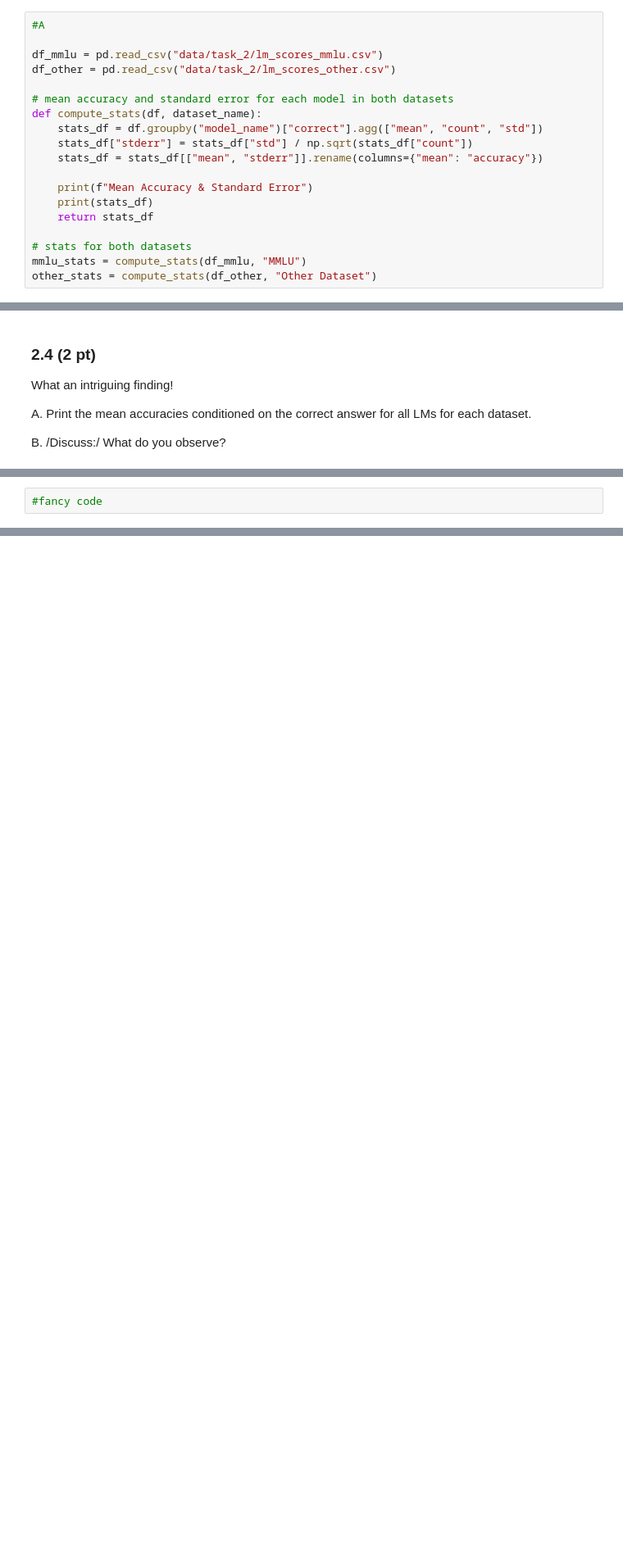
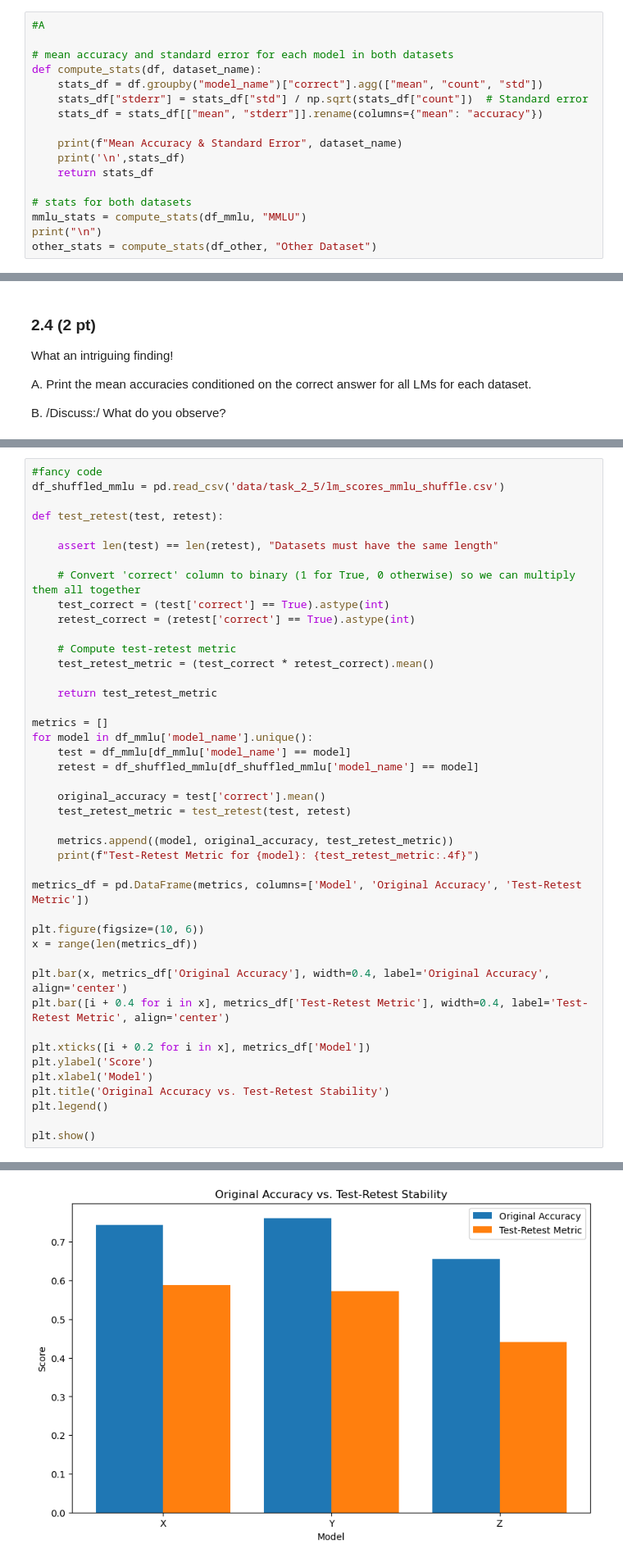
Before and after one commit to martinwss1337/Cliniques, a Jupyter notebook: clinic1/DA-clinic1-empty.ipynb, the cells around one changed output, grey strips where cells are left out. Shown: that part at 82% size. Saved outputs shown, nothing was run; the diff lists cells and outputs as text; blank space fills up the shorter version.

```diff
--- a/clinic1/DA-clinic1-empty.ipynb
+++ b/clinic1/DA-clinic1-empty.ipynb
@@ -518,21 +518,19 @@ B. Then, show your results in a bar plot using standard errors with a 95% confid
 C. /Discuss:/ the plot you created: (i) can you say that one of the models is the best? (ii) is there anything that seems odd?
 # %%
 #A
-
-df_mmlu = pd.read_csv("data/task_2/lm_scores_mmlu.csv")
-df_other = pd.read_csv("data/task_2/lm_scores_other.csv")
 
 # mean accuracy and standard error for each model in both datasets
 def compute_stats(df, dataset_name):
     stats_df = df.groupby("model_name")["correct"].agg(["mean", "count", "std"])
-    stats_df["stderr"] = stats_df["std"] / np.sqrt(stats_df["count"])
+    stats_df["stderr"] = stats_df["std"] / np.sqrt(stats_df["count"])  # Standard error
     stats_df = stats_df[["mean", "stderr"]].rename(columns={"mean": "accuracy"})
 
-    print(f"Mean Accuracy & Standard Error")
-    print(stats_df)
+    print(f"Mean Accuracy & Standard Error", dataset_name)
+    print('\n',stats_df)
     return stats_df
 
 # stats for both datasets
 mmlu_stats = compute_stats(df_mmlu, "MMLU")
+print("\n")
 other_stats = compute_stats(df_other, "Other Dataset")
 # %% [output]
@@ -730,3 +825,45 @@ Task: compute the test-retest metric for each language model using the original
 (bonus: no points, but so much sweet, sweet knowledge - check out [the following article](https://arxiv.org/pdf/2406.19470v1))
 # %%
 #fancy code
+df_shuffled_mmlu = pd.read_csv('data/task_2_5/lm_scores_mmlu_shuffle.csv')
+
+def test_retest(test, retest):
+
+    assert len(test) == len(retest), "Datasets must have the same length"
+
+    # Convert 'correct' column to binary (1 for True, 0 otherwise) so we can multiply them all together
+    test_correct = (test['correct'] == True).astype(int)
+    retest_correct = (retest['correct'] == True).astype(int)
+
+    # Compute test-retest metric
+    test_retest_metric = (test_correct * retest_correct).mean()
+
+    return test_retest_metric
+
+metrics = []
+for model in df_mmlu['model_name'].unique():
+    test = df_mmlu[df_mmlu['model_name'] == model]
+    retest = df_shuffled_mmlu[df_shuffled_mmlu['model_name'] == model]
+
+    original_accuracy = test['correct'].mean()
+    test_retest_metric = test_retest(test, retest)
+
+    metrics.append((model, original_accuracy, test_retest_metric))
+    print(f"Test-Retest Metric for {model}: {test_retest_metric:.4f}")
+
+metrics_df = pd.DataFrame(metrics, columns=['Model', 'Original Accuracy', 'Test-Retest Metric'])
+
+plt.figure(figsize=(10, 6))
+x = range(len(metrics_df))
+
+plt.bar(x, metrics_df['Original Accuracy'], width=0.4, label='Original Accuracy', align='center')
+plt.bar([i + 0.4 for i in x], metrics_df['Test-Retest Metric'], width=0.4, label='Test-Retest Metric', align='center')
+
+plt.xticks([i + 0.2 for i in x], metrics_df['Model'])
+plt.ylabel('Score')
+plt.xlabel('Model')
+plt.title('Original Accuracy vs. Test-Retest Stability')
+plt.legend()
+
+plt.show()
+# %% [output]
@@ -733,3 +873,4 @@ Task: compute the test-retest metric for each language model using the original
+[figure, added]
 # %% [markdown]
 ### 2.7 (2 pt)
 
```
Also changed, not shown: parts of 25 cells of this notebook.
